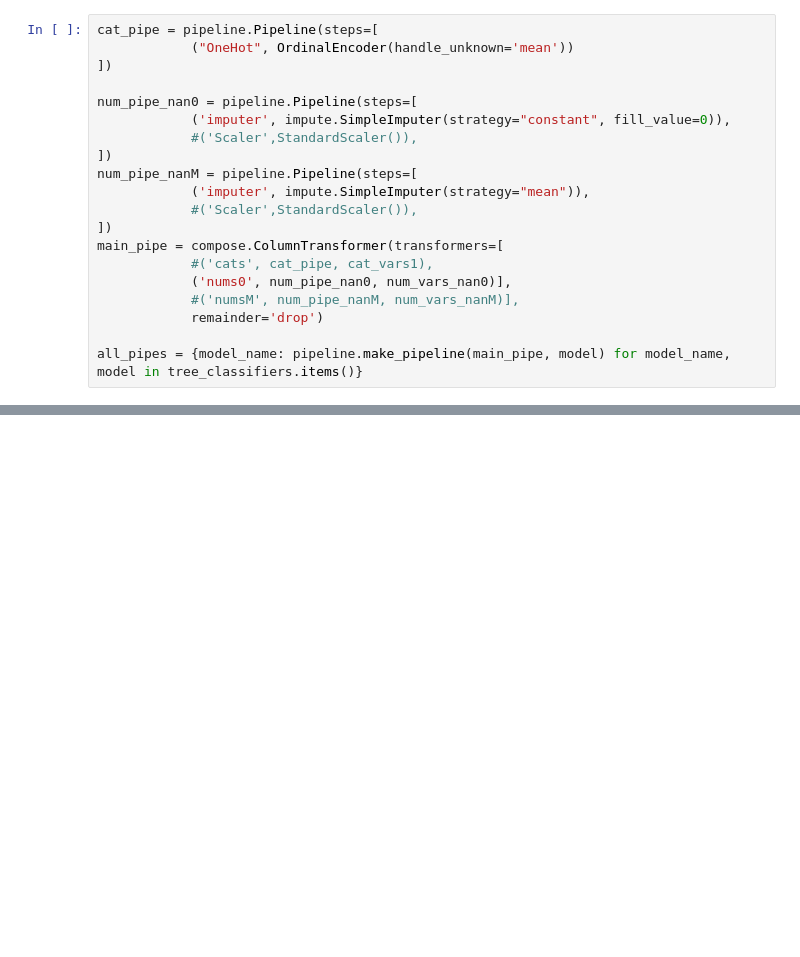
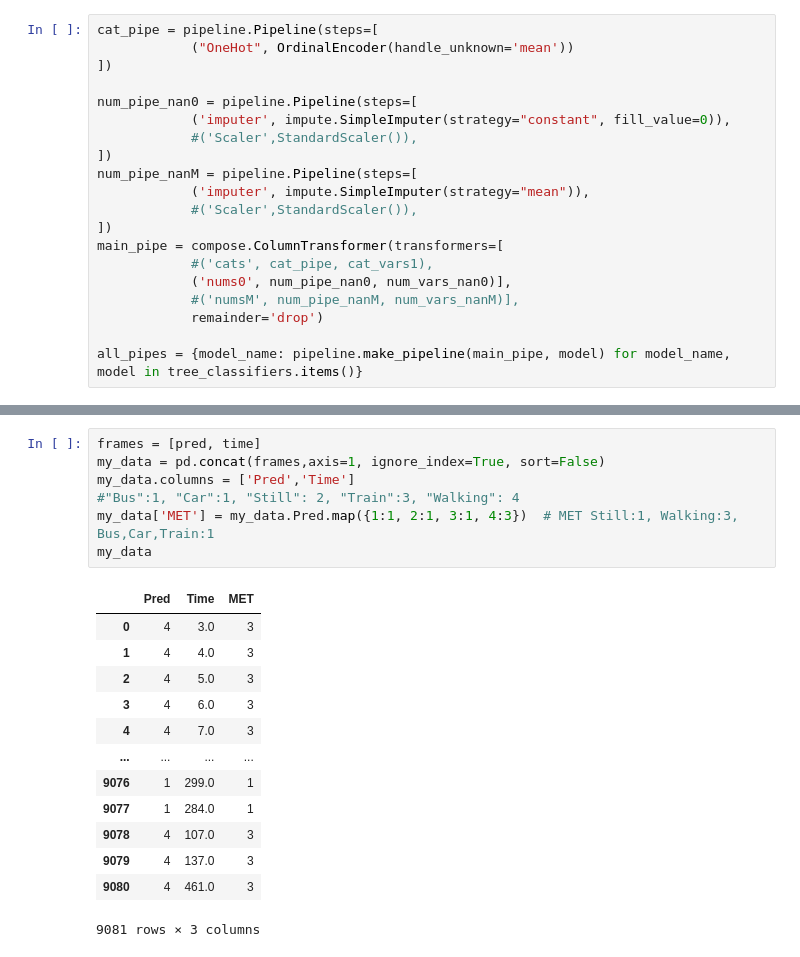
Before and after one commit to Healthy-Life-App-Strive-Build-Week2/Run_For_Life, a Jupyter notebook: TestingGround.ipynb, the cells around one changed output, grey strips where cells are left out. Drawn from its saved outputs; the diff is of its cells as text; blank space fills up the shorter version.

```diff
--- a/TestingGround.ipynb
+++ b/TestingGround.ipynb
@@ -245,0 +217,21 @@ results.head()
+# %%
+frames = [pred, time]
+my_data = pd.concat(frames,axis=1, ignore_index=True, sort=False)
+my_data.columns = ['Pred','Time']
+#"Bus":1, "Car":1, "Still": 2, "Train":3, "Walking": 4
+my_data['MET'] = my_data.Pred.map({1:1, 2:1, 3:1, 4:3})  # MET Still:1, Walking:3, Bus,Car,Train:1
+my_data
+# %% [output]
+|  | Pred | Time | MET |
+| 0 | 4 | 3.0 | 3 |
+| 1 | 4 | 4.0 | 3 |
+| 2 | 4 | 5.0 | 3 |
+| 3 | 4 | 6.0 | 3 |
+| 4 | 4 | 7.0 | 3 |
+| ... | ... | ... | ... |
+| 9076 | 1 | 299.0 | 1 |
+| 9077 | 1 | 284.0 | 1 |
+| 9078 | 4 | 107.0 | 3 |
+| 9079 | 4 | 137.0 | 3 |
+| 9080 | 4 | 461.0 | 3 |
+9081 rows × 3 columns
```
Also changed, not shown: parts of 18 cells of this notebook, 7 other files.
